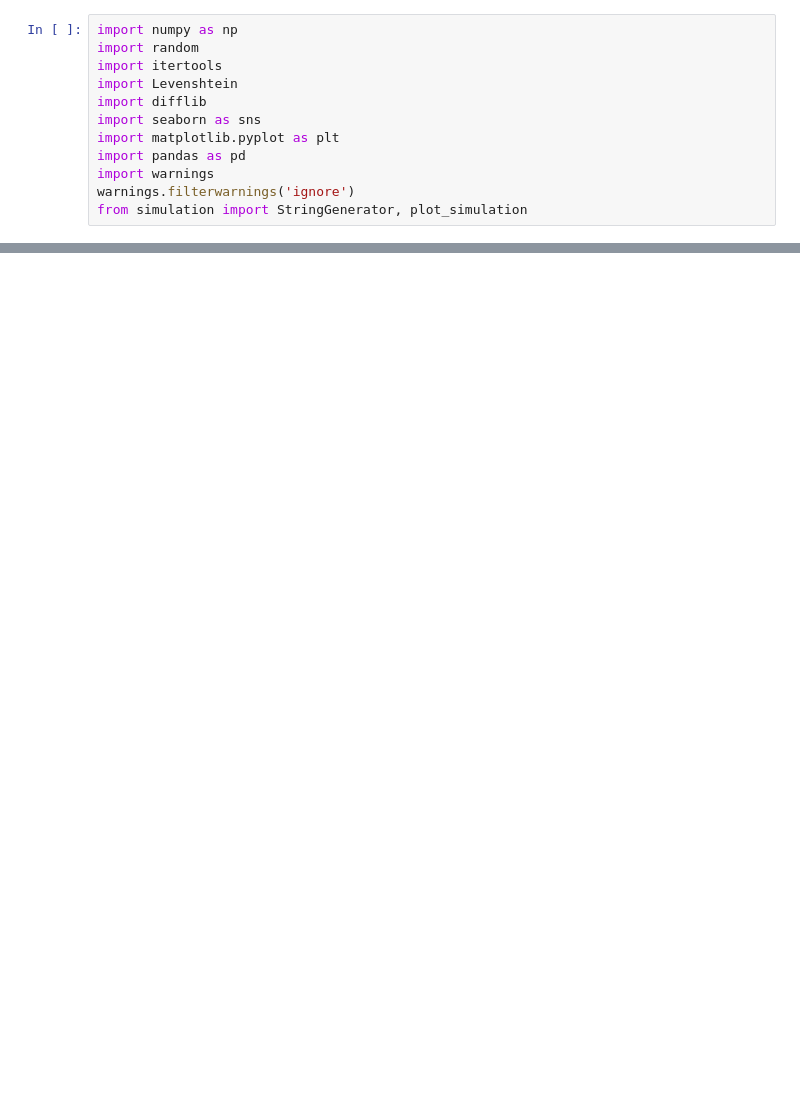
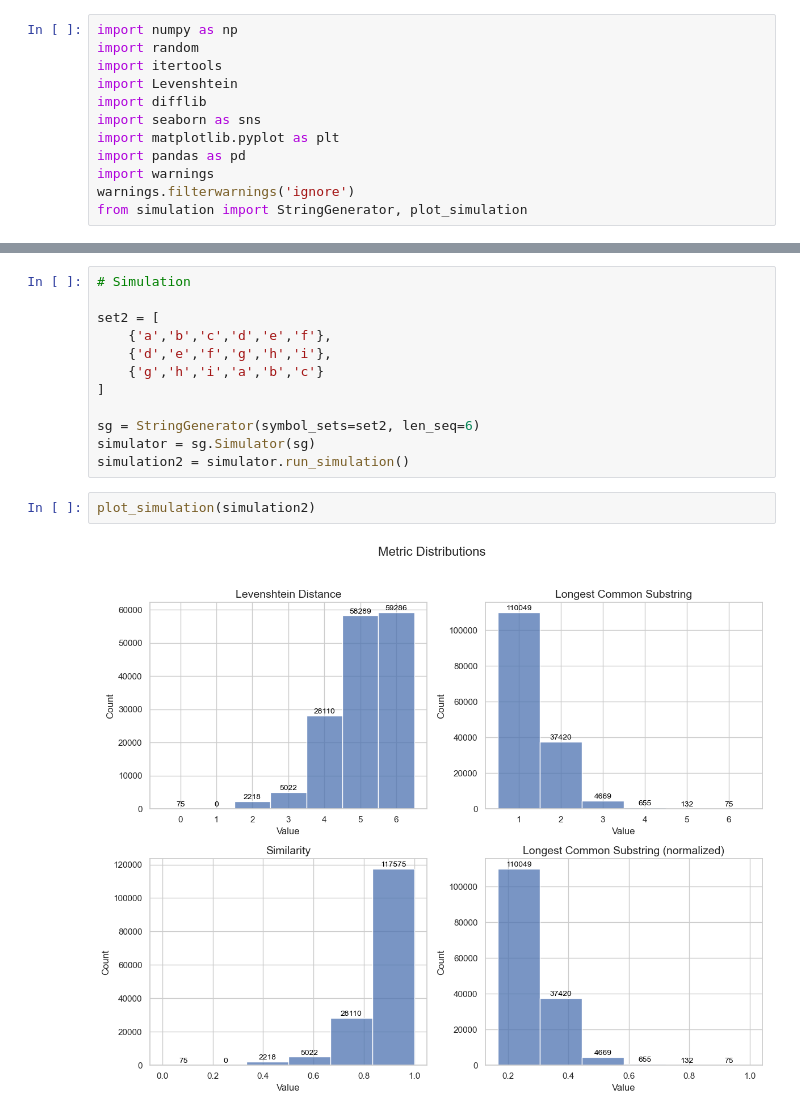
Before and after one commit to bendemonium/LoT-modeling, a Jupyter notebook: playground.ipynb, the cells around one changed output, grey strips where cells are left out. Saved outputs shown, nothing was run; the diff lists cells and outputs as text; blank space fills up the shorter version.

```diff
--- a/playground.ipynb
+++ b/playground.ipynb
@@ -28,0 +29,16 @@ plot_simulation(simulator.lcs_lengths, 'LCS')
+# %%
+# Simulation
+
+set2 = [
+    {'a','b','c','d','e','f'},
+    {'d','e','f','g','h','i'},
+    {'g','h','i','a','b','c'}
+]
+
+sg = StringGenerator(symbol_sets=set2, len_seq=6)
+simulator = sg.Simulator(sg)
+simulation2 = simulator.run_simulation()
+# %%
+plot_simulation(simulation2)
+# %% [output]
+[figure, added]
```
Also changed, not shown: parts of 2 cells of this notebook, 3 other files.
